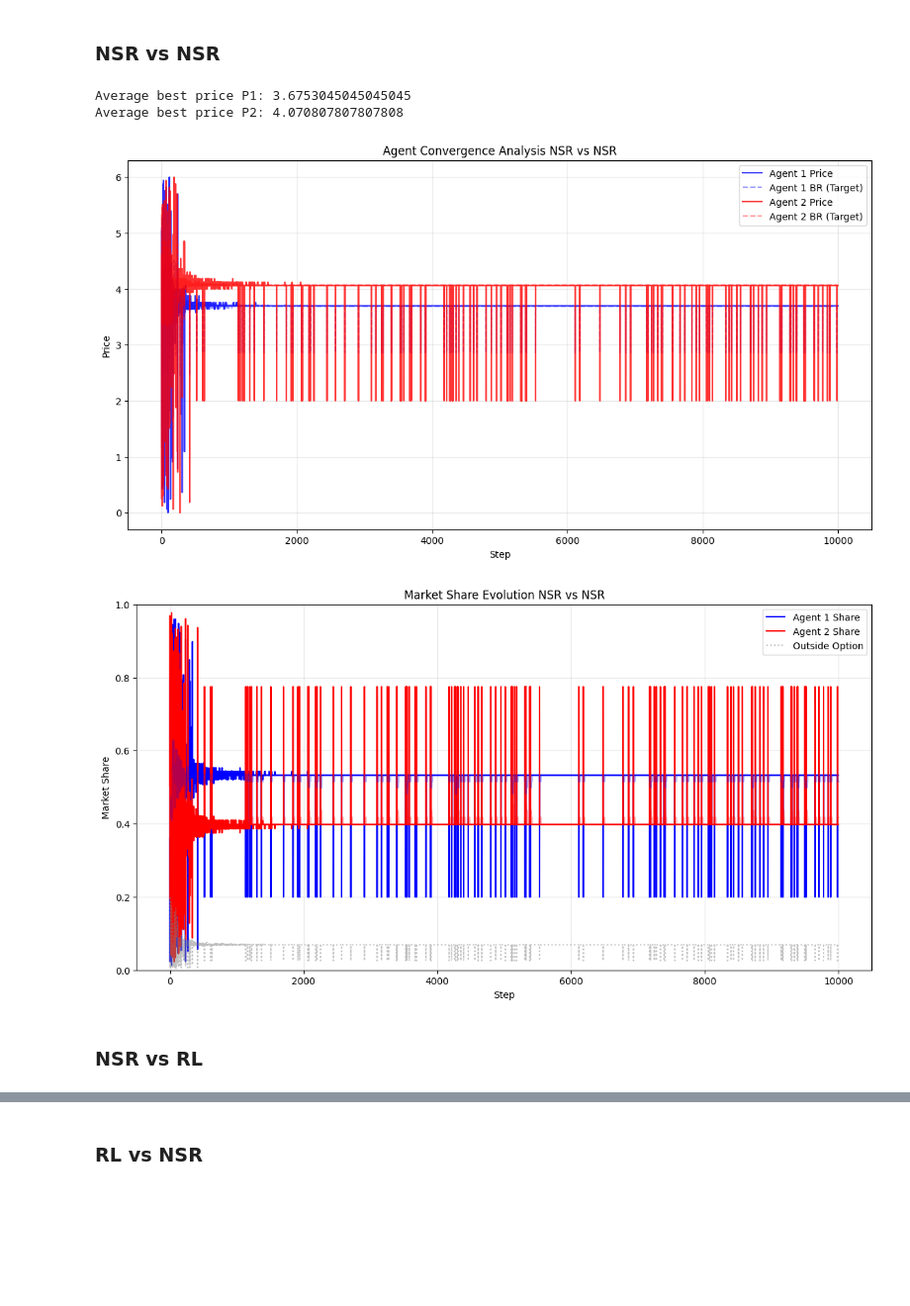
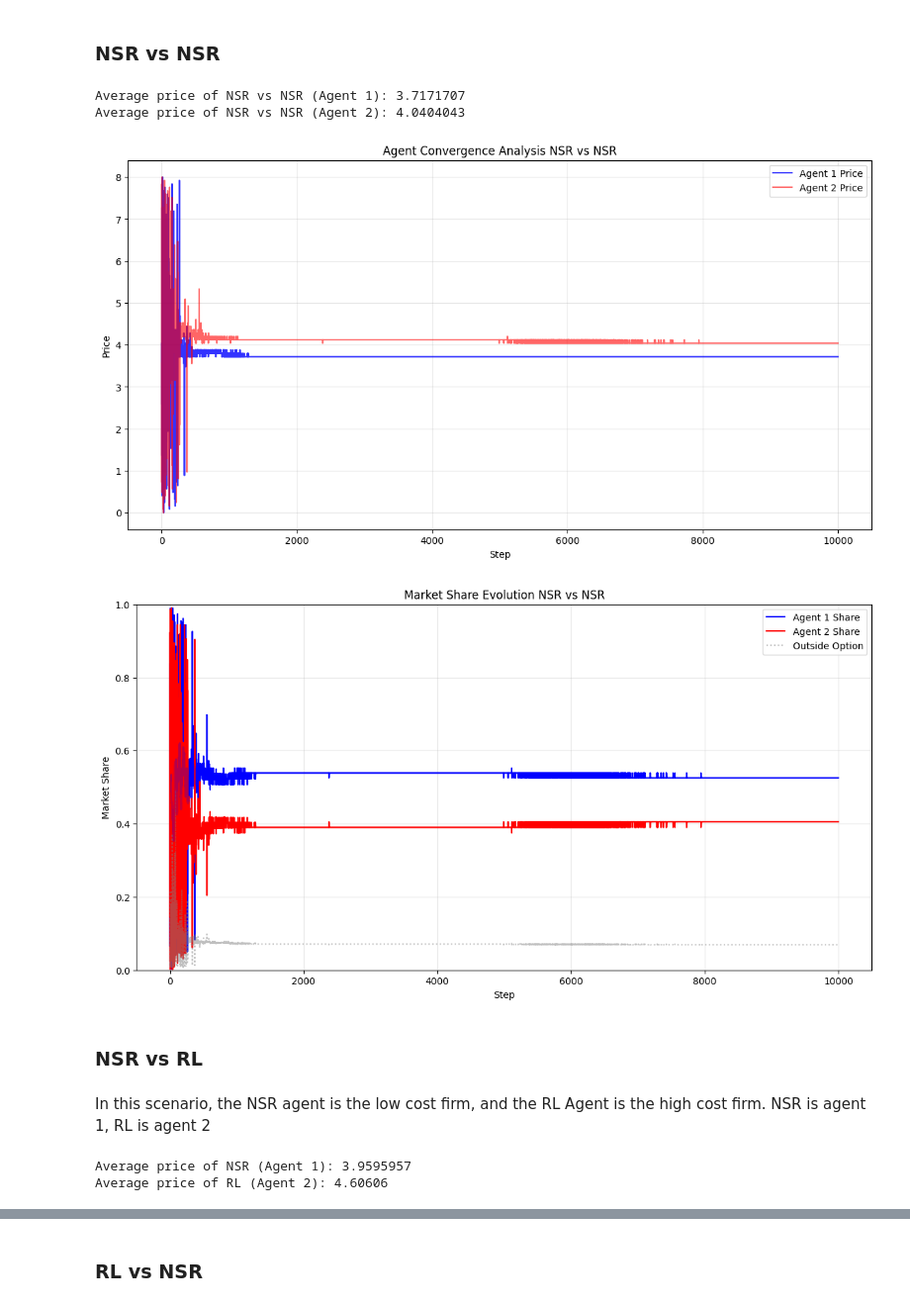
Before and after one commit to alan-w25/cis-6200-final, a Jupyter notebook: market_audit/notebooks/agent_agent_tests.ipynb, the cells around one changed output, grey strips where cells are left out. Shown at 99% size. Cells and saved outputs as stored; diff of their text form; code cells hidden in the pictures; blank space fills up the shorter version.

```diff
--- a/market_audit/notebooks/agent_agent_tests.ipynb
+++ b/market_audit/notebooks/agent_agent_tests.ipynb
@@ -23,7 +23,7 @@ env_config = {
     'production_costs': [1.0, 2.0],
     'quality': [5.0, 5.0],
     'price_sensitivity': 0.8, # Back to standard sensitivity
-    'max_price': 6.0,
+    'max_price': 8.0,
     'cost_std': 0.0,
     'max_steps': 10000
 }
@@ -48,7 +48,7 @@ rl_config = {
     'lr': 5e-5,              # Learning rate
     'gamma': 0.99,           # Discount factor
     'epsilon': 1.0,          # Initial exploration rate
-    'epsilon_decay': 0.99,  # Exploration decay per step
+    'epsilon_decay': 0.995,  # Exploration decay per step
     'epsilon_min': 0.01,     # Minimum exploration rate
     'batch_size': 64,        # Training batch size
     'memory_size': 2000,     # Replay buffer size
@@ -61,3 +56,5 @@ env.reset()
+# %%
+env = DuopolyEnv(env_config)
 # %% [markdown]
 ### NSR vs NSR
 # %%
@@ -65,15 +62,21 @@ nsr_1 = NSRAgent(env.action_space, config=nsr_config_1)
 nsr_2 = NSRAgent(env.action_space, config=nsr_config_2)
 # %%
 nsr_nsr = run_episode(env, nsr_1, nsr_2, label="NSR vs NSR", train_mode=True)
+# %%
+print("Average price of NSR vs NSR (Agent 1):", np.mean(nsr_nsr['p1'][-100:]))
+print("Average price of NSR vs NSR (Agent 2):", np.mean(nsr_nsr['p2'][-100:]))
+# %% [output]
+Average price of NSR vs NSR (Agent 1): 3.7171707
+Average price of NSR vs NSR (Agent 2): 4.0404043
 # %%
-plot_generalized_convergence(nsr_nsr, env_config, title_suffix="NSR vs NSR")
+plot_generalized_convergence(nsr_nsr, env_config, title_suffix="NSR vs NSR", plot_br1 = False, plot_br2 = False)
 # %% [output]
-Average best price P1: 3.6753045045045045
-Average best price P2: 4.070807807807808
-[figure, old version]
+[figure, new version]
 # %%
 plot_market_shares(nsr_nsr, env_config, title_suffix="NSR vs NSR")
 # %% [output]
-[figure, old version]
+[figure, new version]
 # %% [markdown]
 ### NSR vs RL
+# %% [markdown]
+In this scenario, the NSR agent is the low cost firm, and the RL Agent is the high cost firm. NSR is agent 1, RL is agent 2
@@ -79,0 +89,6 @@ plot_market_shares(nsr_nsr, env_config, title_suffix="NSR vs NSR")
+# %%
+print("Average price of NSR (Agent 1):", np.mean(nsr_rl_ts['p1'][-100:]))
+print("Average price of RL (Agent 2):", np.mean(nsr_rl_ts['p2'][-100:]))
+# %% [output]
+Average price of NSR (Agent 1): 3.9595957
+Average price of RL (Agent 2): 4.60606
```
Also changed, not shown: parts of 6 cells of this notebook, 1 other file.
